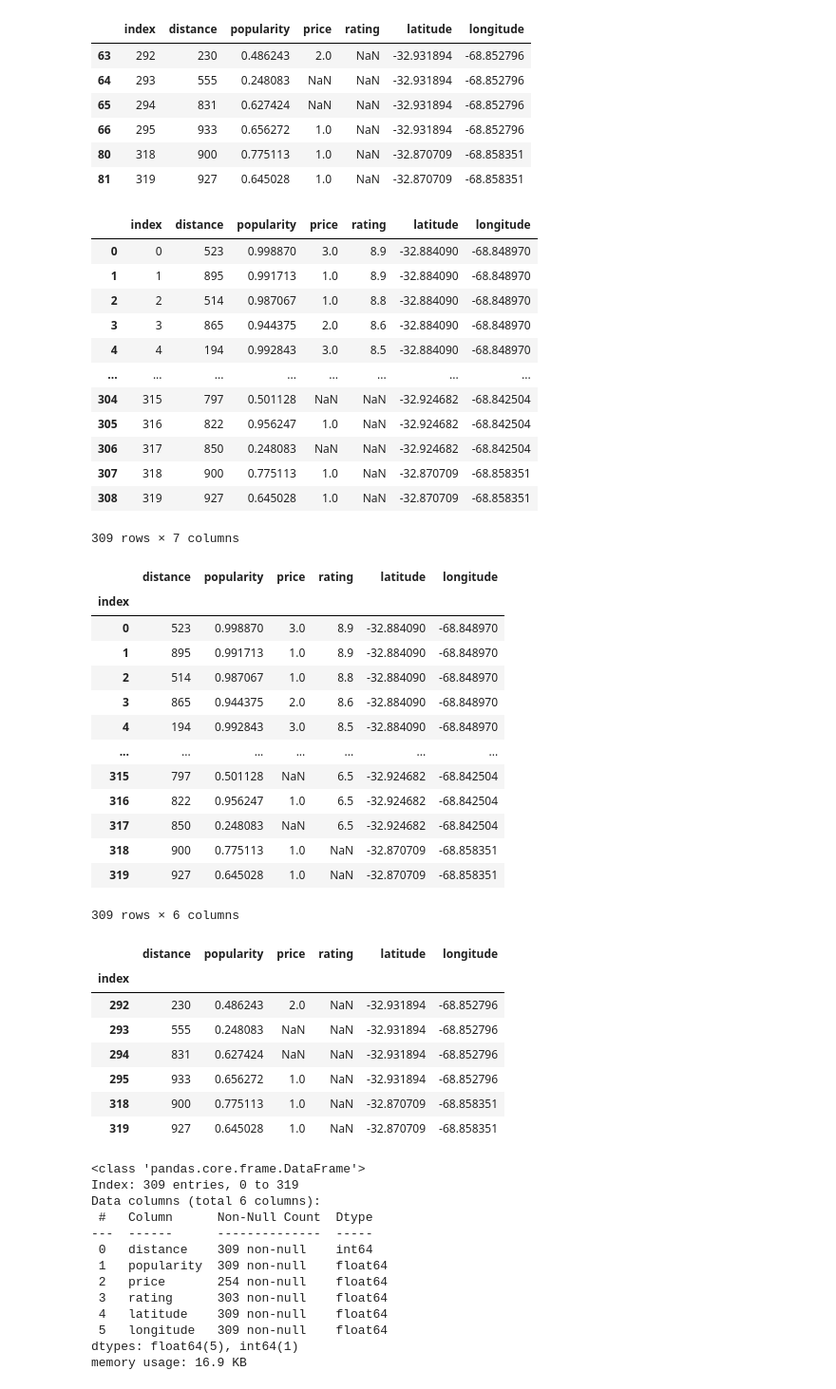
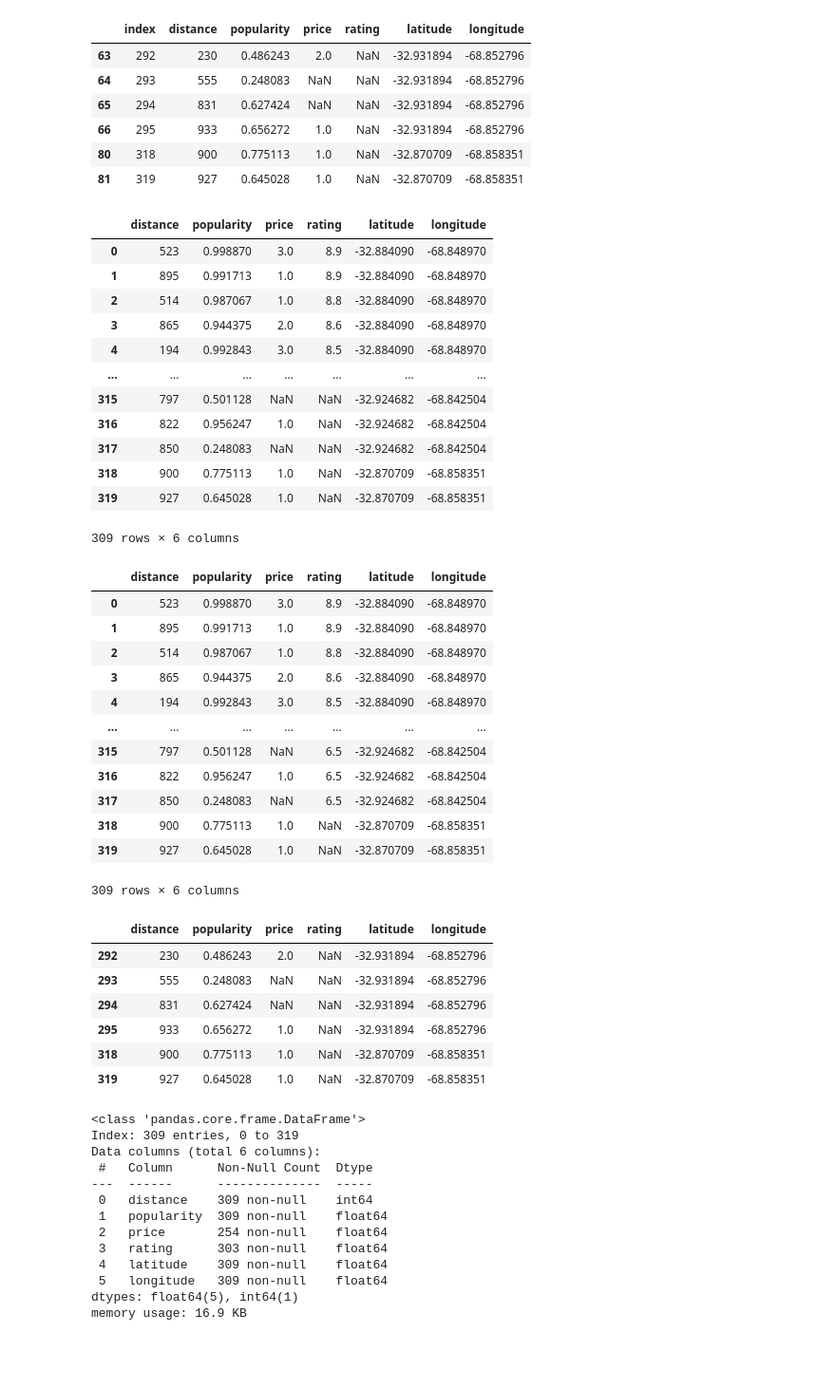
Before and after one commit to TayyubaK/Statistical-Modelling-Project, a Jupyter notebook: notebooks/EDA_part1_part2.ipynb, the cells around one changed output. Shown at 95% size. Drawn from its saved outputs; the diff is of its cells as text; code cells hidden in the pictures; blank space fills up the shorter version.

Commit message:
FS price clean

```diff
--- a/notebooks/EDA_part1_part2.ipynb
+++ b/notebooks/EDA_part1_part2.ipynb
@@ -298,29 +301,27 @@ still_null_ratings
 | 80 | 318 | 900 | 0.775113 | 1.0 | NaN | -32.870709 | -68.858351 |
 | 81 | 319 | 927 | 0.645028 | 1.0 | NaN | -32.870709 | -68.858351 |
 # %%
-fsdf_4 = fsdf_3.copy().reset_index()
+fsdf_4 = fsdf_3.copy()
 fsdf_4
 # %% [output]
-|  | index | distance | popularity | price | rating | latitude | longitude |
-| 0 | 0 | 523 | 0.998870 | 3.0 | 8.9 | -32.884090 | -68.848970 |
-| 1 | 1 | 895 | 0.991713 | 1.0 | 8.9 | -32.884090 | -68.848970 |
-| 2 | 2 | 514 | 0.987067 | 1.0 | 8.8 | -32.884090 | -68.848970 |
-| 3 | 3 | 865 | 0.944375 | 2.0 | 8.6 | -32.884090 | -68.848970 |
-| 4 | 4 | 194 | 0.992843 | 3.0 | 8.5 | -32.884090 | -68.848970 |
-| ... | ... | ... | ... | ... | ... | ... | ... |
-| 304 | 315 | 797 | 0.501128 | NaN | NaN | -32.924682 | -68.842504 |
-| 305 | 316 | 822 | 0.956247 | 1.0 | NaN | -32.924682 | -68.842504 |
-| 306 | 317 | 850 | 0.248083 | NaN | NaN | -32.924682 | -68.842504 |
-| 307 | 318 | 900 | 0.775113 | 1.0 | NaN | -32.870709 | -68.858351 |
-| 308 | 319 | 927 | 0.645028 | 1.0 | NaN | -32.870709 | -68.858351 |
+|  | distance | popularity | price | rating | latitude | longitude |
+| 0 | 523 | 0.998870 | 3.0 | 8.9 | -32.884090 | -68.848970 |
+| 1 | 895 | 0.991713 | 1.0 | 8.9 | -32.884090 | -68.848970 |
+| 2 | 514 | 0.987067 | 1.0 | 8.8 | -32.884090 | -68.848970 |
+| 3 | 865 | 0.944375 | 2.0 | 8.6 | -32.884090 | -68.848970 |
+| 4 | 194 | 0.992843 | 3.0 | 8.5 | -32.884090 | -68.848970 |
+| ... | ... | ... | ... | ... | ... | ... |
+| 315 | 797 | 0.501128 | NaN | NaN | -32.924682 | -68.842504 |
+| 316 | 822 | 0.956247 | 1.0 | NaN | -32.924682 | -68.842504 |
+| 317 | 850 | 0.248083 | NaN | NaN | -32.924682 | -68.842504 |
+| 318 | 900 | 0.775113 | 1.0 | NaN | -32.870709 | -68.858351 |
+| 319 | 927 | 0.645028 | 1.0 | NaN | -32.870709 | -68.858351 |
-309 rows × 7 columns
+309 rows × 6 columns
 # %%
-
 fsdf_4.update(fsdf_null_ratings_merged.set_index('index'))
 fsdf_4
 # %% [output]
 |  | distance | popularity | price | rating | latitude | longitude |
-| index |  |  |  |  |  |  |
 | 0 | 523 | 0.998870 | 3.0 | 8.9 | -32.884090 | -68.848970 |
 | 1 | 895 | 0.991713 | 1.0 | 8.9 | -32.884090 | -68.848970 |
 | 2 | 514 | 0.987067 | 1.0 | 8.8 | -32.884090 | -68.848970 |
@@ -338,7 +339,6 @@ fsdf_4_still_null_ratings = fsdf_4[fsdf_4['rating'].isnull()]
 fsdf_4_still_null_ratings
 # %% [output]
 |  | distance | popularity | price | rating | latitude | longitude |
-| index |  |  |  |  |  |  |
 | 292 | 230 | 0.486243 | 2.0 | NaN | -32.931894 | -68.852796 |
 | 293 | 555 | 0.248083 | NaN | NaN | -32.931894 | -68.852796 |
 | 294 | 831 | 0.627424 | NaN | NaN | -32.931894 | -68.852796 |
```
Also changed, not shown: parts of 22 cells of this notebook.
